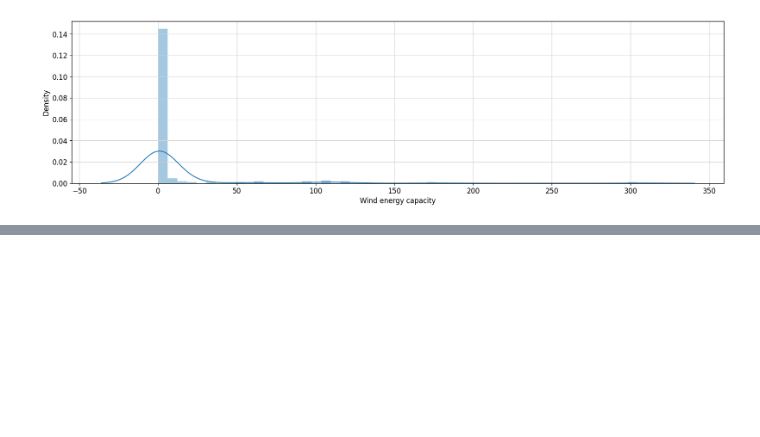
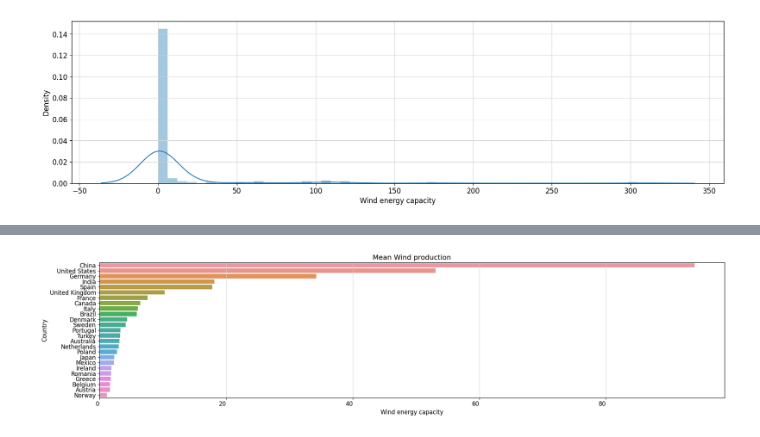
Before and after one commit to erirosv/DataScience, a Jupyter notebook: kaggle/renewable_energy_share/notebooks/data_exploration/cumulative-installed-wind-energy-capacity-gigawatts.ipynb, the cells around one changed output, grey strips where cells are left out. Drawn from its saved outputs; the diff is of its cells as text; code cells hidden in the pictures; blank space fills up the shorter version.

```diff
--- a/kaggle/renewable_energy_share/notebooks/data_exploration/cumulative-installed-wind-energy-capacity-gigawatts.ipynb
+++ b/kaggle/renewable_energy_share/notebooks/data_exploration/cumulative-installed-wind-energy-capacity-gigawatts.ipynb
@@ -80,0 +81,15 @@ plt.show()
+# %%
+threshold = 1
+subset_df = df.dropna(subset=['Code'])
+subset_df = subset_df[subset_df['Entity'].str.strip() != 'World']
+country_sub_df = subset_df.groupby('Entity')['Wind energy capacity'].mean().reset_index()
+filtered_subset = country_sub_df[country_sub_df['Wind energy capacity'] > threshold]
+sorted_subset = filtered_subset.sort_values(by='Wind energy capacity', ascending=False)
+f, ax = plt.subplots(figsize=(20, 5))
+fig = sns.barplot(x='Wind energy capacity', y='Entity', data=sorted_subset, ci=None)
+fig.set(xlabel='Wind energy capacity', ylabel='Country', title='Mean Wind production')
+fig.set_xticklabels(ax.get_xticklabels(), rotation=0, ha='right')
+plt.tight_layout()
+plt.show()
+# %% [output]
+[figure, added]
```
Also changed, not shown: parts of 1 cell of this notebook, 4 other files.
